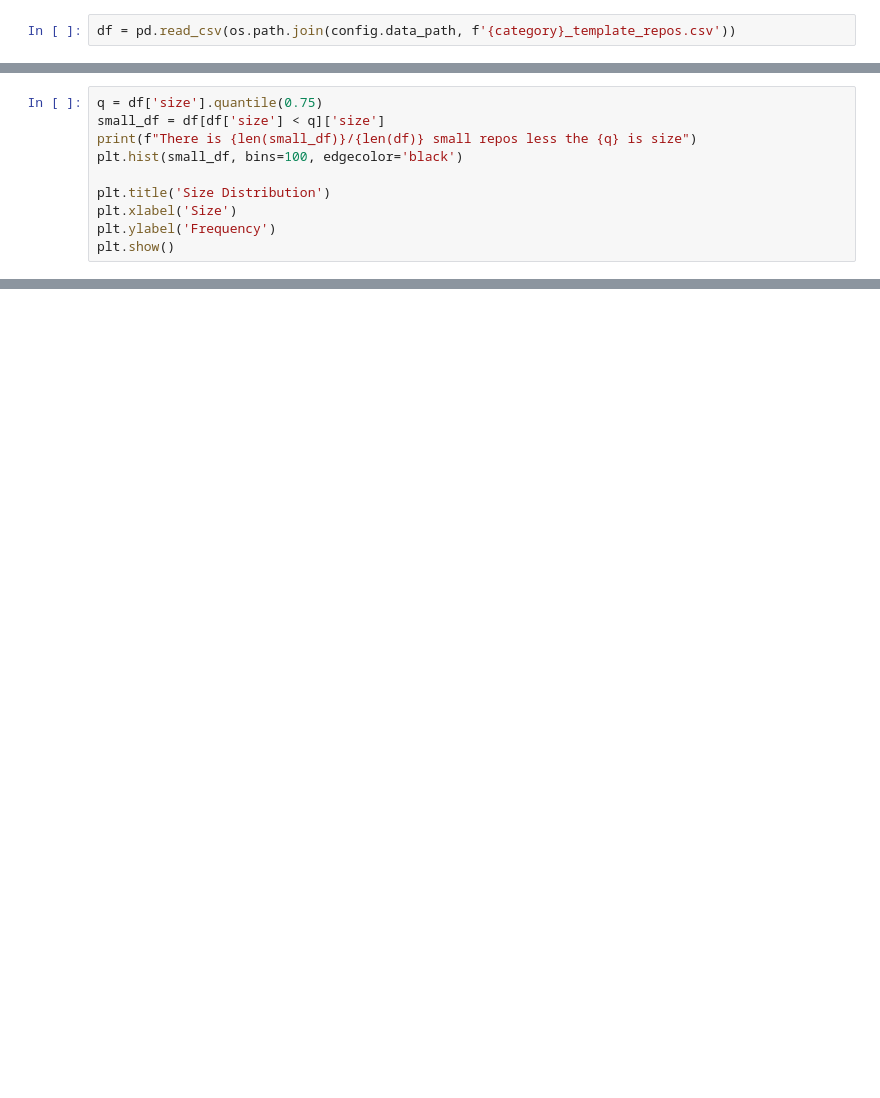
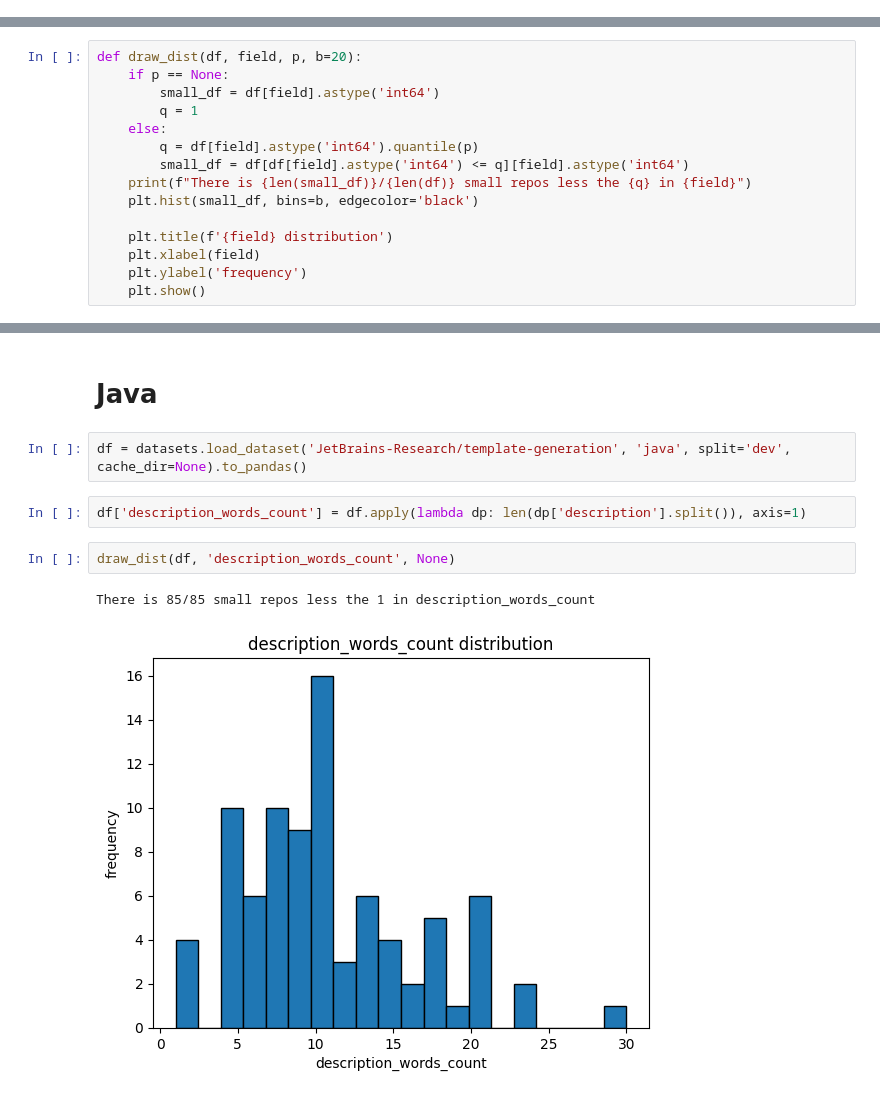
Before and after one commit to JetBrains-Research/agents-eval, a Jupyter notebook: src/template_generation/notebooks/templates_analysis.ipynb, the cells around one changed output, grey strips where cells are left out. Cells and saved outputs as stored; diff of their text form; blank space fills up the shorter version.

Commit message:
Update dataset

```diff
--- a/src/template_generation/notebooks/templates_analysis.ipynb
+++ b/src/template_generation/notebooks/templates_analysis.ipynb
@@ -10,2 +6,0 @@ category = 'java'
-# %%
-df = pd.read_csv(os.path.join(config.data_path, f'{category}_template_repos.csv'))
@@ -14,10 +7,15 @@ df
 # %%
-q = df['size'].quantile(0.75)
-small_df = df[df['size'] < q]['size']
-print(f"There is {len(small_df)}/{len(df)} small repos less the {q} is size")
-plt.hist(small_df, bins=100, edgecolor='black')
+def draw_dist(df, field, p, b=20):
+    if p == None:
+        small_df = df[field].astype('int64')
+        q = 1
+    else:
+        q = df[field].astype('int64').quantile(p)
+        small_df = df[df[field].astype('int64') <= q][field].astype('int64')
+    print(f"There is {len(small_df)}/{len(df)} small repos less the {q} in {field}")
+    plt.hist(small_df, bins=b, edgecolor='black')
 
-plt.title('Size Distribution')
-plt.xlabel('Size')
-plt.ylabel('Frequency')
-plt.show()
+    plt.title(f'{field} distribution')
+    plt.xlabel(field)
+    plt.ylabel('frequency')
+    plt.show()
@@ -104,0 +22,11 @@ plt.show()
+# %% [markdown]
+# Java
+# %%
+df = datasets.load_dataset('JetBrains-Research/template-generation', 'java', split='dev', cache_dir=None).to_pandas()
+# %%
+df['description_words_count'] = df.apply(lambda dp: len(dp['description'].split()), axis=1)
+# %%
+draw_dist(df, 'description_words_count', None)
+# %% [output]
+There is 85/85 small repos less the 1 in description_words_count
+[figure, added]
```
Also changed, not shown: parts of 23 cells of this notebook, 1 other file.
